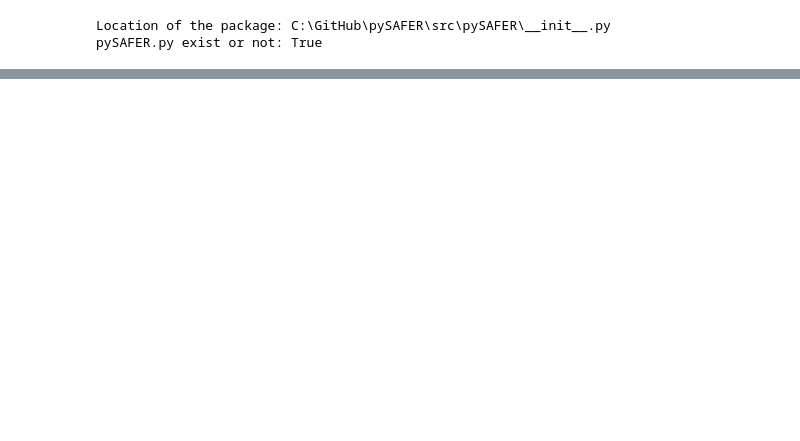
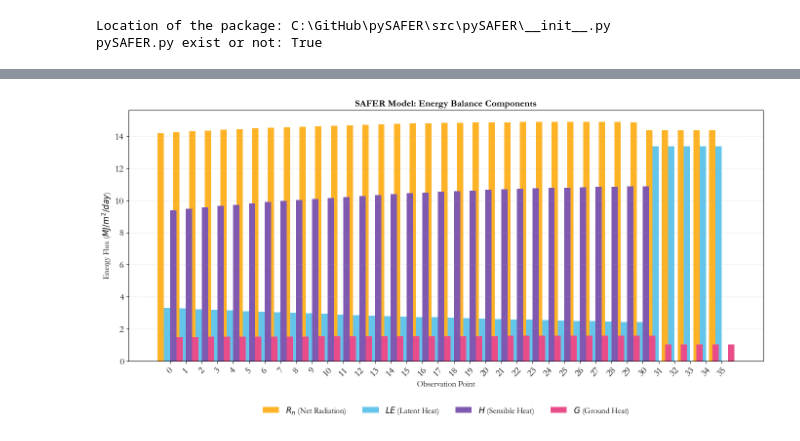
Before and after one commit to RuiGao9/pySAFER, a Jupyter notebook: pySAFER_Run.ipynb, the cells around one changed output, grey strips where cells are left out. Drawn from its saved outputs; the diff is of its cells as text; code cells hidden in the pictures; blank space fills up the shorter version.

```diff
--- a/pySAFER_Run.ipynb
+++ b/pySAFER_Run.ipynb
@@ -52,0 +57,46 @@ ValueError: operands could not be broadcast together with shapes (36,) (31,)
+# %%
+import matplotlib.pyplot as plt
+import numpy as np
+import pandas as pd
+
+plt.rcParams.update({
+    "font.family": "serif",
+    "font.serif": ["Garamond", "EB Garamond", "Times New Roman"],
+    "font.size": 14
+})
+
+def plot_safer_energy_components(df):
+    """
+    Only showing energy components!
+    """
+    indices = df.index
+    n_points = len(df)
+
+    fig, ax = plt.subplots(figsize=(14, 7))
+
+    width = 0.4
+    # The unit used is MJ/m2/day
+    ax.bar(indices - 1.5*width, df['rn_est'], width, label='$R_n$ (Net Radiation)', color='#feb326')
+    ax.bar(indices - 0.5*width, df['le_est'], width, label='$LE$ (Latent Heat)', color='#64c5eb')
+    ax.bar(indices + 0.5*width, df['h_est'],  width, label='$H$ (Sensible Heat)', color='#7f58af')
+    ax.bar(indices + 1.5*width, df['g_est'],  width, label='$G$ (Ground Heat)', color='#e84d8a')
+
+    ax.set_ylabel('Energy Flux ($MJ/m^2/day$)', fontsize=12)
+    ax.set_xlabel('Observation Point', fontsize=12)
+    ax.set_title('SAFER Model: Energy Balance Components', fontsize=14, fontweight='bold')
+
+    ax.set_xticks(indices)
+    if n_points > 20:
+        ax.tick_params(axis='x', rotation=45)
+
+    ax.legend(loc='upper center', bbox_to_anchor=(0.5, -0.15),
+              ncol=4, frameon=False, fontsize=12)
+
+    plt.grid(axis='y', linestyle='--', alpha=0.3)
+    plt.tight_layout()
+
+    plt.show()
+
+plot_safer_energy_components(df)
+# %% [output]
+[figure, added]
```
Also changed, not shown: parts of 2 cells of this notebook.
